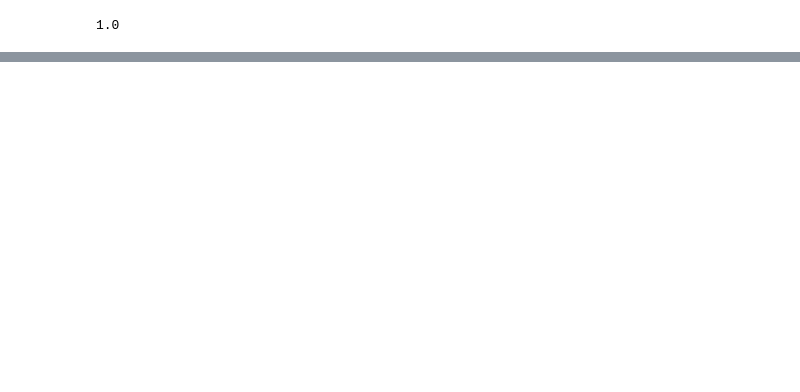
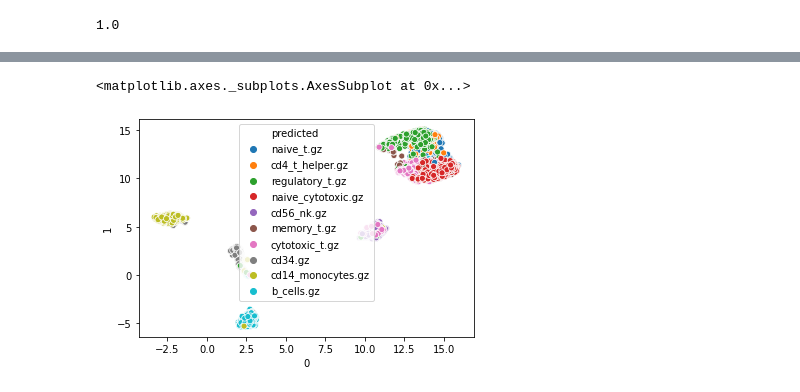
Before and after one commit to rodgson543/obdsRNAseqpipeline, a Jupyter notebook: 210520_ML.ipynb, the cells around one changed output, grey strips where cells are left out. Cells and saved outputs as stored; diff of their text form; code cells hidden in the pictures; blank space fills up the shorter version.

```diff
--- a/210520_ML.ipynb
+++ b/210520_ML.ipynb
@@ -248,0 +300,4 @@ clf_linear.score(data_train, labels_train)
+# %%
+#Run forest_predict on whole dataset to generate UMAP
+predicted = clf_forest.predict(all_data)
+predicted
@@ -248,0 +308,5 @@ clf_linear.score(data_train, labels_train)
+# %%
+#Add the random forest labels to the dataframe so they have the predicted labels and original
+new_df = data_frame
+new_df['predicted'] = predicted
+new_df
@@ -248,0 +327,8 @@ clf_linear.score(data_train, labels_train)
+# %%
+#Replot UMAP
+UMAP2 = sns.scatterplot(data = new_df, x=0, y=1, hue='predicted')
+
+UMAP2
+# %% [output]
+<matplotlib.axes._subplots.AxesSubplot at 0x...>
+[figure, added]
```
Also changed, not shown: parts of 27 cells of this notebook.
